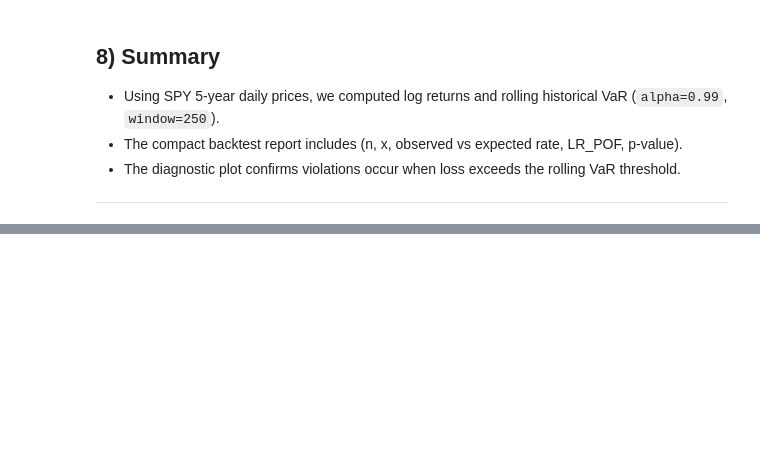
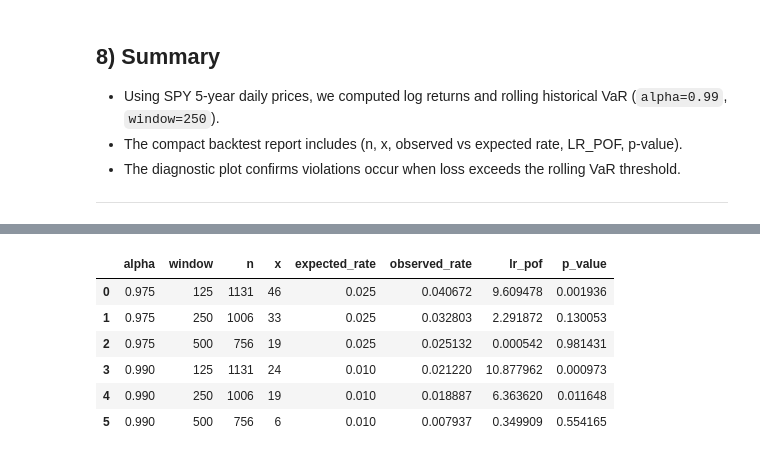
Before and after one commit to KyeongA-Yang/risk-metrics-engine, a Jupyter notebook: notebooks/02_backtesting_kupiec_pof.ipynb, the cells around one changed output, grey strips where cells are left out. Drawn from its saved outputs; the diff is of its cells as text; code cells hidden in the pictures; blank space fills up the shorter version.

Commit message:
feat: add SPY coverage grid runner for rolling VaR backtest

```diff
--- a/notebooks/02_backtesting_kupiec_pof.ipynb
+++ b/notebooks/02_backtesting_kupiec_pof.ipynb
@@ -391,0 +408,17 @@ plt.show()
+# %%
+import numpy as np
+import pandas as pd
+
+from riskmetrics.var import rolling_historical_var
+from riskmetrics.backtest import backtest_report
+
+df = pd.read_csv("../data/price_SPY.csv")
+df["date"] = pd.to_datetime(df["date"])
+df = df.sort_values("date").set_index("date")
+
+price = df["price"].astype(float)
+
+ret = np.log(price).diff()
+loss = (-ret).dropna()
+
+loss.head(), loss.shape
@@ -391,0 +445,37 @@ plt.show()
+# %%
+alphas = [0.975, 0.99]
+windows = [125, 250, 500]
+
+rows = []
+
+for alpha in alphas:
+    for window in windows:
+        pnl = -loss  # returns / pnl (profit positive)
+
+        rvar = rolling_historical_var(pnl, window=window, alpha=alpha)
+
+        rep = backtest_report(loss, rvar, alpha=alpha)
+
+        rows.append(
+            {
+                "alpha": alpha,
+                "window": window,
+                "n": rep["n"],
+                "x": rep["x"],
+                "expected_rate": rep["expected_rate"],
+                "observed_rate": rep["observed_rate"],
+                "lr_pof": rep["lr_pof"],
+                "p_value": rep["p_value"],
+            }
+        )
+
+out = pd.DataFrame(rows).sort_values(["alpha", "window"]).reset_index(drop=True)
+out
+# %% [output]
+|  | alpha | window | n | x | expected_rate | observed_rate | lr_pof | p_value |
+| 0 | 0.975 | 125 | 1131 | 46 | 0.025 | 0.040672 | 9.609478 | 0.001936 |
+| 1 | 0.975 | 250 | 1006 | 33 | 0.025 | 0.032803 | 2.291872 | 0.130053 |
+| 2 | 0.975 | 500 | 756 | 19 | 0.025 | 0.025132 | 0.000542 | 0.981431 |
+| 3 | 0.990 | 125 | 1131 | 24 | 0.010 | 0.021220 | 10.877962 | 0.000973 |
+| 4 | 0.990 | 250 | 1006 | 19 | 0.010 | 0.018887 | 6.363620 | 0.011648 |
+| 5 | 0.990 | 500 | 756 | 6 | 0.010 | 0.007937 | 0.349909 | 0.554165 |
```
Also changed, not shown: parts of 6 cells of this notebook, 4 other files.
